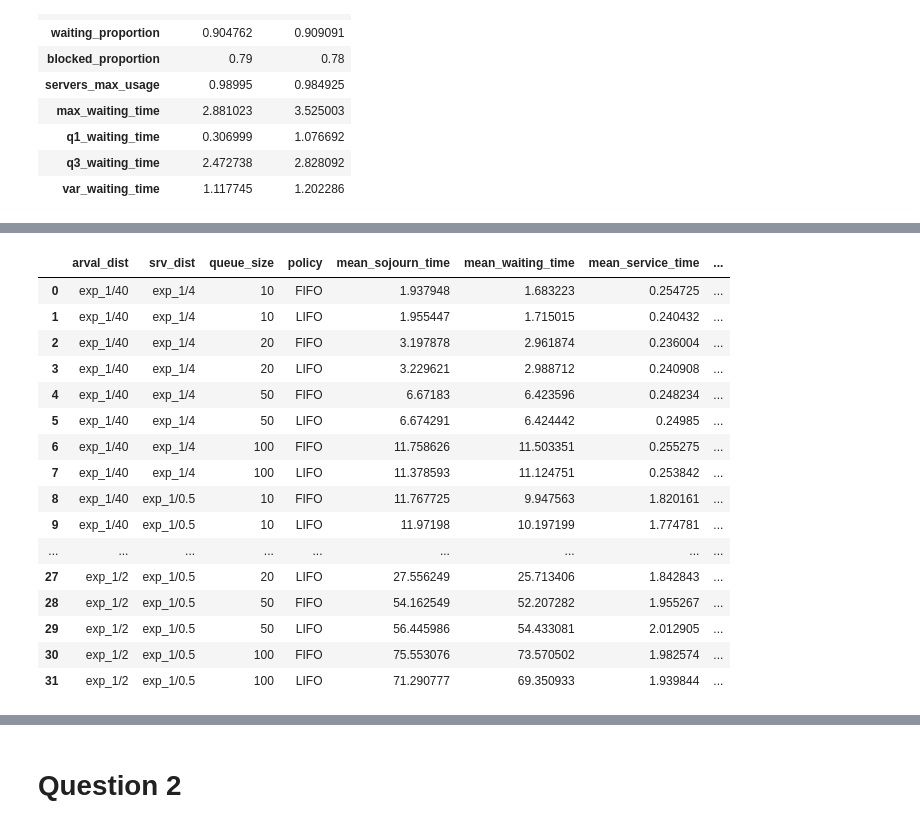
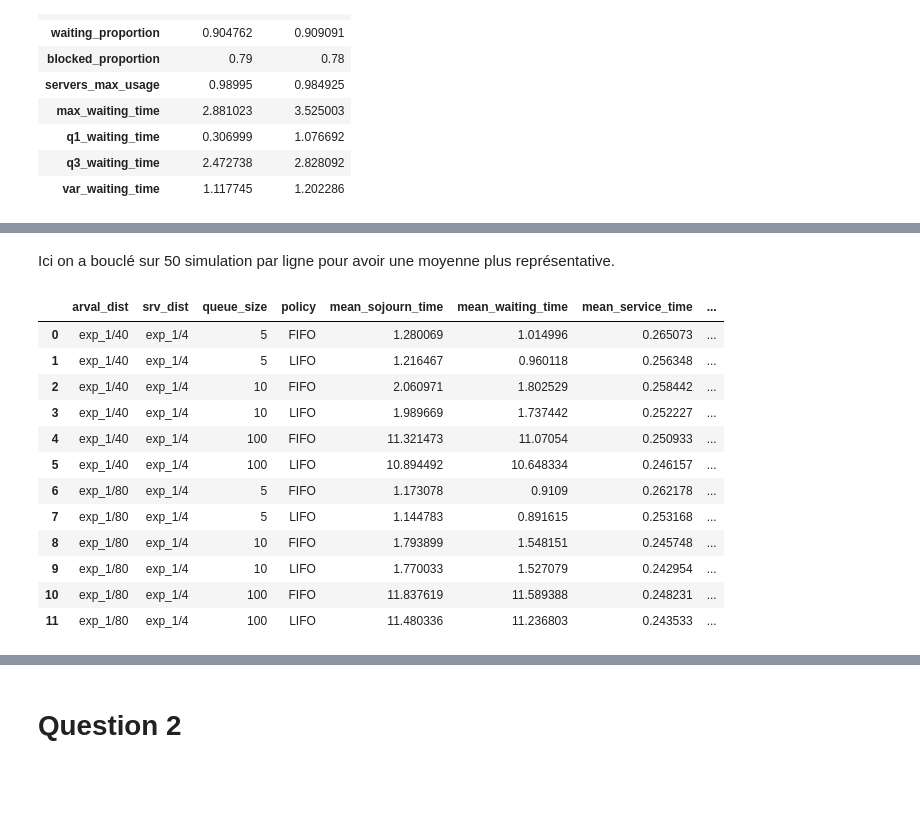
Before and after one commit to Coartix/ERO2, a Jupyter notebook: Analyse et dimensionnement - Enonce.ipynb, the cells around one changed output, grey strips where cells are left out. Saved outputs shown, nothing was run; the diff lists cells and outputs as text; code cells hidden in the pictures; blank space fills up the shorter version.

```diff
--- a/Analyse et dimensionnement - Enonce.ipynb
+++ b/Analyse et dimensionnement - Enonce.ipynb
@@ -233,12 +249,14 @@ mm1_fifo_stats.join(mm1_lifo_stats, lsuffix="_fifo", rsuffix="_lifo")
+# %% [markdown]
+Ici on a bouclé sur 50 simulation par ligne pour avoir une moyenne plus représentative.
 # %%
 # multiple evaluations with different parameters
 srv_nb = 1
-arval_dists = {'exp_1/40' : (lambda size : rng.exponential(1./40, size=size)), "exp_1/2" : (lambda size : rng.exponential(1./2, size=size))}
-srv_dists = {'exp_1/4' : (lambda :  rng.exponential(1./4.)), "exp_1/0.5" : (lambda :  rng.exponential(1./0.5))}
+arval_dists = {'exp_1/40' : (lambda size : rng.exponential(1./40, size=size)), "exp_1/80" : (lambda size : rng.exponential(1./80, size=size))}
+srv_dists = {'exp_1/4' : (lambda :  rng.exponential(1./4.))}#, "exp_1/0.5" : (lambda :  rng.exponential(1./0.5))}
 fifo_policy = lambda x : 0
 lifo_policy = lambda x : (-1)
 
-queue_sizes = [10, 20, 50, 100]
+queue_sizes = [5, 10, 100]
 test_size=100
 
 cols = ['arval_dist', 'srv_dist', 'queue_size', 'policy', 'mean_sojourn_time', 'mean_waiting_time', 'mean_service_time', 'blocked_proportion',
@@ -250,7 +268,7 @@ results = pd.DataFrame(np.empty((len(arval_dists)*len(srv_dists)*len(queue_sizes
                           columns=cols)
 
 i = 0
-nb_runs = 10
+nb_runs = 50
 for arval_name, arval_dist in arval_dists.items():
     for srv_name, srv_dist in srv_dists.items():
         for queue_size in queue_sizes:
@@ -288,47 +306,43 @@ for arval_name, arval_dist in arval_dists.items():
                 mean_df_lifo.loc[j, 'arval_dist'] = arval_name
                 mean_df_lifo.loc[j, 'srv_dist'] = srv_name
                 mean_df_lifo.loc[j, 'queue_size'] = queue_size
                 mean_df_lifo.loc[j, 'policy'] = "LIFO"
                 for col in cols_without_names:
                     mean_df_lifo.loc[j, col] = mm1_lifo_stats.loc[col, 'run value']
 
-            # compute mean of the 5 runs
+            # compute mean of the n runs
             mean_df_fifo = mean_df_fifo.groupby(['arval_dist', 'srv_dist', 'queue_size', 'policy']).mean().reset_index()
             mean_df_lifo = mean_df_lifo.groupby(['arval_dist', 'srv_dist', 'queue_size', 'policy']).mean().reset_index()
 
             # add to results
             results.loc[i, 'arval_dist'] = arval_name
             results.loc[i, 'srv_dist'] = srv_name
             results.loc[i, 'queue_size'] = queue_size
             results.loc[i, 'policy'] = "FIFO"
             for col in cols_without_names:
                 results.loc[i, col] = mean_df_fifo.loc[0, col]
 
             results.loc[i+1, 'arval_dist'] = arval_name
             results.loc[i+1, 'srv_dist'] = srv_name
             results.loc[i+1, 'queue_size'] = queue_size
             results.loc[i+1, 'policy'] = "LIFO"
             for col in cols_without_names:
                 results.loc[i+1, col] = mean_df_lifo.loc[0, col]
 
             i = i + 2
 
 results
 # %% [output]
 |  | arval_dist | srv_dist | queue_size | policy | mean_sojourn_time | mean_waiting_time | mean_service_time | ... |
-| 0 | exp_1/40 | exp_1/4 | 10 | FIFO | 1.937948 | 1.683223 | 0.254725 | ... |
-| 1 | exp_1/40 | exp_1/4 | 10 | LIFO | 1.955447 | 1.715015 | 0.240432 | ... |
-| 2 | exp_1/40 | exp_1/4 | 20 | FIFO | 3.197878 | 2.961874 | 0.236004 | ... |
-| 3 | exp_1/40 | exp_1/4 | 20 | LIFO | 3.229621 | 2.988712 | 0.240908 | ... |
-| 4 | exp_1/40 | exp_1/4 | 50 | FIFO | 6.67183 | 6.423596 | 0.248234 | ... |
-| 5 | exp_1/40 | exp_1/4 | 50 | LIFO | 6.674291 | 6.424442 | 0.24985 | ... |
-| 6 | exp_1/40 | exp_1/4 | 100 | FIFO | 11.758626 | 11.503351 | 0.255275 | ... |
-| 7 | exp_1/40 | exp_1/4 | 100 | LIFO | 11.378593 | 11.124751 | 0.253842 | ... |
-| 8 | exp_1/40 | exp_1/0.5 | 10 | FIFO | 11.767725 | 9.947563 | 1.820161 | ... |
-| 9 | exp_1/40 | exp_1/0.5 | 10 | LIFO | 11.97198 | 10.197199 | 1.774781 | ... |
-| ... | ... | ... | ... | ... | ... | ... | ... | ... |
-| 27 | exp_1/2 | exp_1/0.5 | 20 | LIFO | 27.556249 | 25.713406 | 1.842843 | ... |
-| 28 | exp_1/2 | exp_1/0.5 | 50 | FIFO | 54.162549 | 52.207282 | 1.955267 | ... |
-| 29 | exp_1/2 | exp_1/0.5 | 50 | LIFO | 56.445986 | 54.433081 | 2.012905 | ... |
-| 30 | exp_1/2 | exp_1/0.5 | 100 | FIFO | 75.553076 | 73.570502 | 1.982574 | ... |
-| 31 | exp_1/2 | exp_1/0.5 | 100 | LIFO | 71.290777 | 69.350933 | 1.939844 | ... |
+| 0 | exp_1/40 | exp_1/4 | 5 | FIFO | 1.280069 | 1.014996 | 0.265073 | ... |
+| 1 | exp_1/40 | exp_1/4 | 5 | LIFO | 1.216467 | 0.960118 | 0.256348 | ... |
+| 2 | exp_1/40 | exp_1/4 | 10 | FIFO | 2.060971 | 1.802529 | 0.258442 | ... |
+| 3 | exp_1/40 | exp_1/4 | 10 | LIFO | 1.989669 | 1.737442 | 0.252227 | ... |
+| 4 | exp_1/40 | exp_1/4 | 100 | FIFO | 11.321473 | 11.07054 | 0.250933 | ... |
+| 5 | exp_1/40 | exp_1/4 | 100 | LIFO | 10.894492 | 10.648334 | 0.246157 | ... |
+| 6 | exp_1/80 | exp_1/4 | 5 | FIFO | 1.173078 | 0.9109 | 0.262178 | ... |
+| 7 | exp_1/80 | exp_1/4 | 5 | LIFO | 1.144783 | 0.891615 | 0.253168 | ... |
+| 8 | exp_1/80 | exp_1/4 | 10 | FIFO | 1.793899 | 1.548151 | 0.245748 | ... |
+| 9 | exp_1/80 | exp_1/4 | 10 | LIFO | 1.770033 | 1.527079 | 0.242954 | ... |
+| 10 | exp_1/80 | exp_1/4 | 100 | FIFO | 11.837619 | 11.589388 | 0.248231 | ... |
+| 11 | exp_1/80 | exp_1/4 | 100 | LIFO | 11.480336 | 11.236803 | 0.243533 | ... |
```
Also changed, not shown: parts of 6 cells of this notebook.
